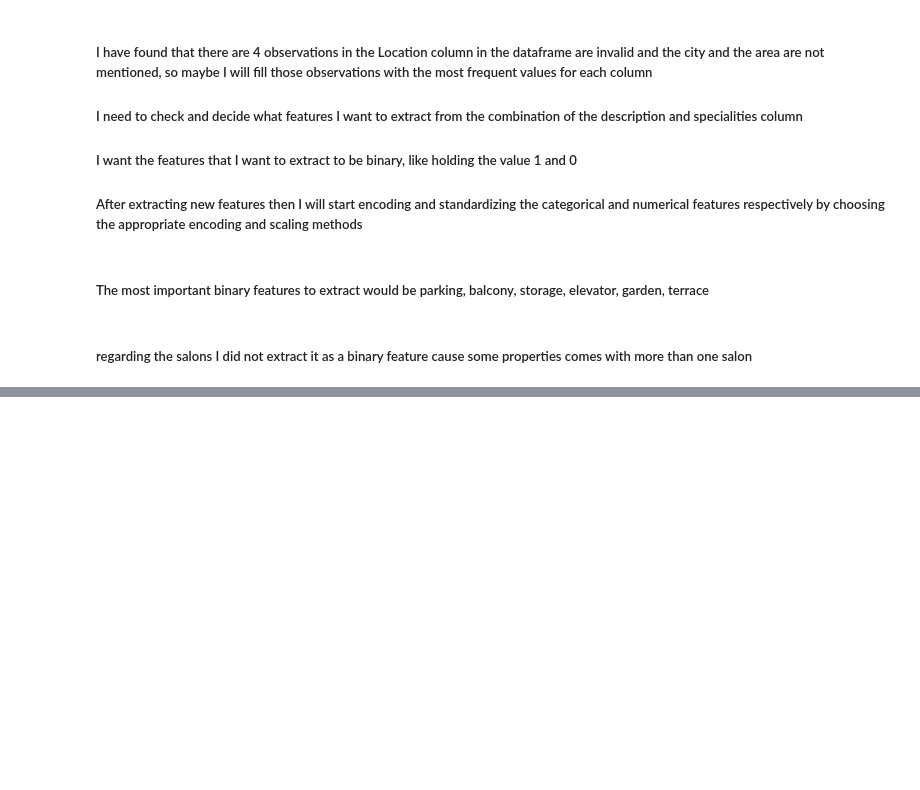
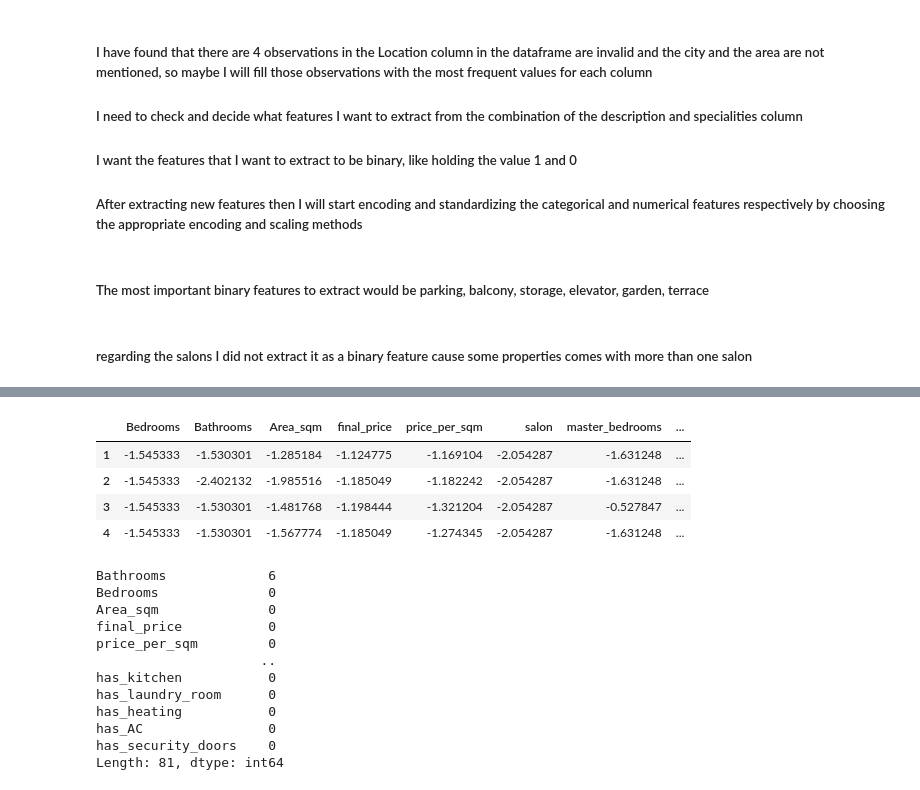
Before and after one commit to Ma7moodAs/bytML_Real_Estate_project, a Jupyter notebook: Bayti_recommendation_engine/notebooks/notebook.ipynb, the cells around one changed output, grey strips where cells are left out. Cells and saved outputs as stored; diff of their text form; code cells hidden in the pictures; blank space fills up the shorter version.

```diff
--- a/Bayti_recommendation_engine/notebooks/notebook.ipynb
+++ b/Bayti_recommendation_engine/notebooks/notebook.ipynb
@@ -1172,0 +1318,24 @@ Name: count, dtype: int64
+# %%
+X_preprocessed = X_preprocessed.reset_index(drop=True)
+X_preprocessed.head()
+len(X_preprocessed.columns)
+display(X_preprocessed.iloc[1:5,:])
+X_preprocessed.isna().sum().sort_values(ascending=False)
+# %% [output]
+|  | Bedrooms | Bathrooms | Area_sqm | final_price | price_per_sqm | salon | master_bedrooms | ... |
+| 1 | -1.545333 | -1.530301 | -1.285184 | -1.124775 | -1.169104 | -2.054287 | -1.631248 | ... |
+| 2 | -1.545333 | -2.402132 | -1.985516 | -1.185049 | -1.182242 | -2.054287 | -1.631248 | ... |
+| 3 | -1.545333 | -1.530301 | -1.481768 | -1.198444 | -1.321204 | -2.054287 | -0.527847 | ... |
+| 4 | -1.545333 | -1.530301 | -1.567774 | -1.185049 | -1.274345 | -2.054287 | -1.631248 | ... |
+Bathrooms             6
+Bedrooms              0
+Area_sqm              0
+final_price           0
+price_per_sqm         0
+                     ..
+has_kitchen           0
+has_laundry_room      0
+has_heating           0
+has_AC                0
+has_security_doors    0
+Length: 81, dtype: int64
```
Also changed, not shown: parts of 6 cells of this notebook, 3 other files.
